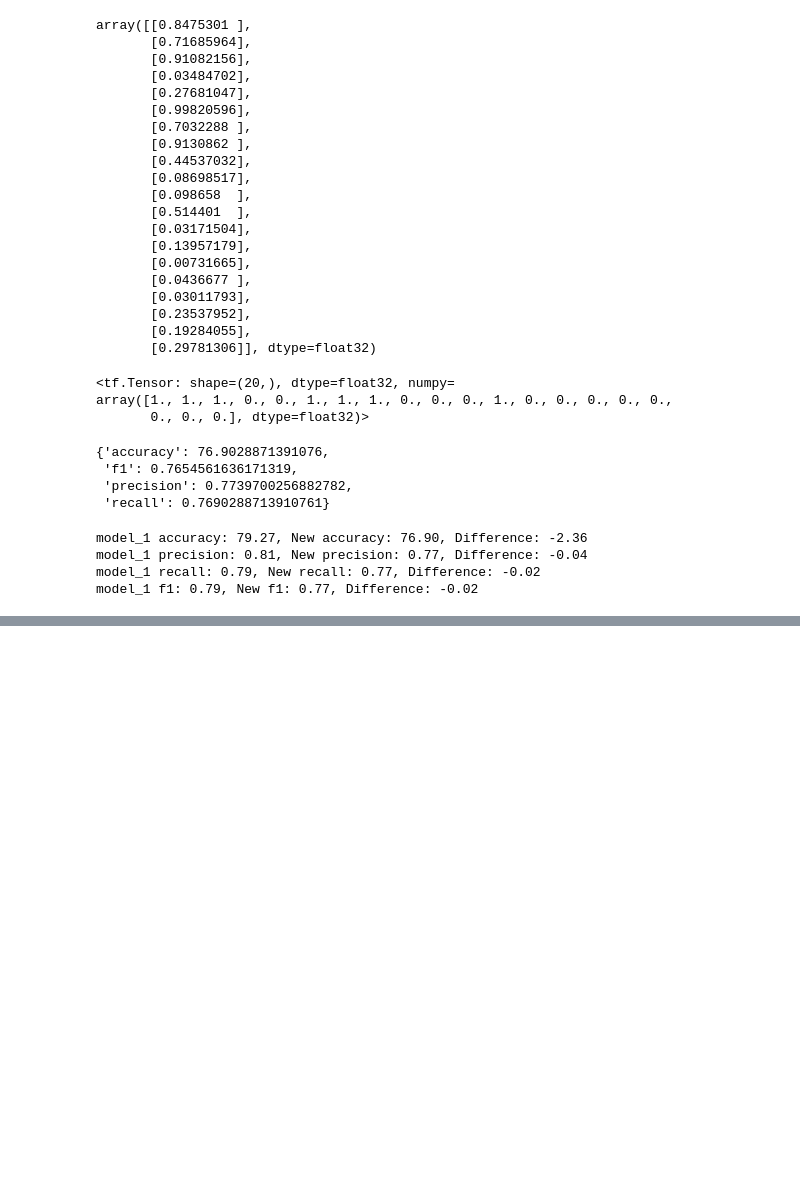
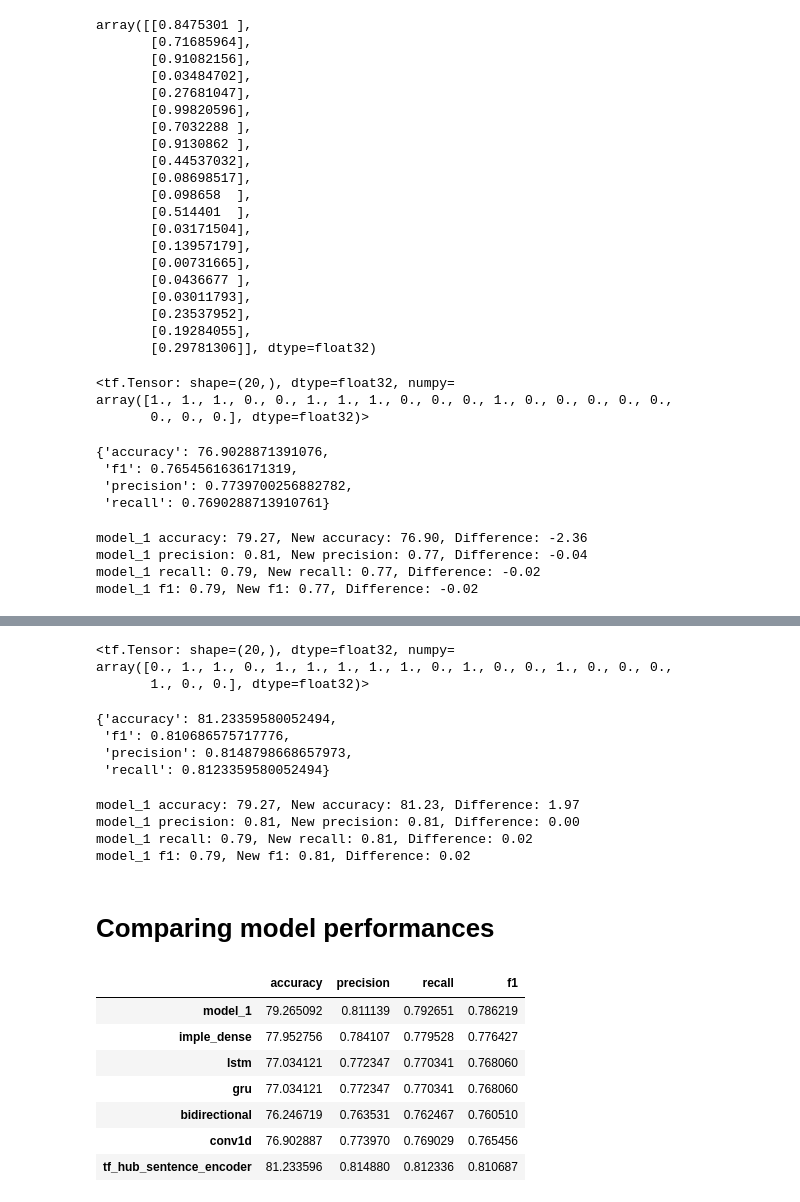
Before and after one commit to hecshzye/nlp-disaster-tweet-detection, a Jupyter notebook: disaster_tweet_detection_nlp.ipynb, the cells around one changed output, grey strips where cells are left out. Saved outputs shown, nothing was run; the diff lists cells and outputs as text; code cells hidden in the pictures; blank space fills up the shorter version.

```diff
--- a/disaster_tweet_detection_nlp.ipynb
+++ b/disaster_tweet_detection_nlp.ipynb
@@ -973,0 +1027,4 @@ model_1 f1: 0.79, New f1: 0.77, Difference: -0.02
+# %%
+# Predictions
+model_7_pred_probs = model_7.predict(val_sentences)
+model_7_pred_probs[:20]
@@ -973,0 +1052,45 @@ model_1 f1: 0.79, New f1: 0.77, Difference: -0.02
+# %%
+model_7_preds = tf.squeeze(tf.round(model_7_pred_probs))
+model_7_preds[:20]
+# %% [output]
+<tf.Tensor: shape=(20,), dtype=float32, numpy=
+array([0., 1., 1., 0., 1., 1., 1., 1., 1., 0., 1., 0., 0., 1., 0., 0., 0.,
+       1., 0., 0.], dtype=float32)>
+# %%
+# Evaluation
+model_7_results = evaluate_results(val_labels, model_7_preds)
+model_7_results
+# %% [output]
+{'accuracy': 81.23359580052494,
+ 'f1': 0.810686575717776,
+ 'precision': 0.8148798668657973,
+ 'recall': 0.8123359580052494}
+# %%
+# Comparing the evaluation
+compare_results(model_1_results, model_7_results)
+# %% [output]
+model_1 accuracy: 79.27, New accuracy: 81.23, Difference: 1.97
+model_1 precision: 0.81, New precision: 0.81, Difference: 0.00
+model_1 recall: 0.79, New recall: 0.81, Difference: 0.02
+model_1 f1: 0.79, New f1: 0.81, Difference: 0.02
+# %% [markdown]
+# Comparing model performances
+# %%
+combined_model_results = pd.DataFrame({"model_1": model_1_results,
+                                       "imple_dense": model_2_results,
+                                       "lstm": model_3_results,
+                                       "gru": model_4_results,
+                                       "bidirectional": model_5_results,
+                                       "conv1d": model_6_results,
+                                       "tf_hub_sentence_encoder": model_7_results})
+combined_model_results = combined_model_results.transpose()
+combined_model_results
+# %% [output]
+|  | accuracy | precision | recall | f1 |
+| model_1 | 79.265092 | 0.811139 | 0.792651 | 0.786219 |
+| imple_dense | 77.952756 | 0.784107 | 0.779528 | 0.776427 |
+| lstm | 77.034121 | 0.772347 | 0.770341 | 0.768060 |
+| gru | 77.034121 | 0.772347 | 0.770341 | 0.768060 |
+| bidirectional | 76.246719 | 0.763531 | 0.762467 | 0.760510 |
+| conv1d | 76.902887 | 0.773970 | 0.769029 | 0.765456 |
+| tf_hub_sentence_encoder | 81.233596 | 0.814880 | 0.812336 | 0.810687 |
```
Also changed, not shown: parts of 4 cells of this notebook.
